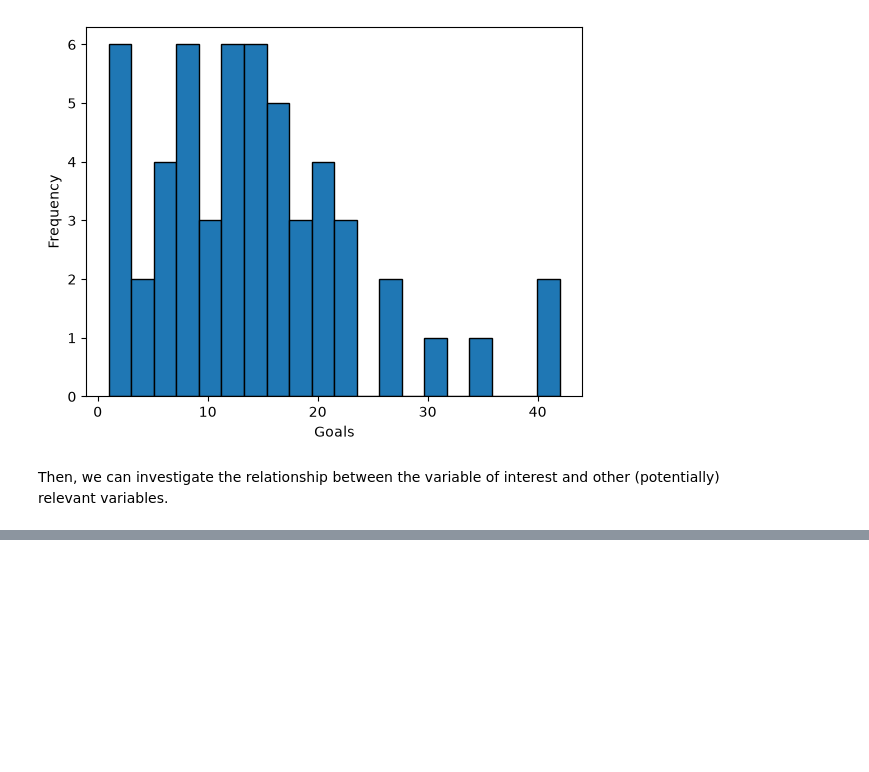
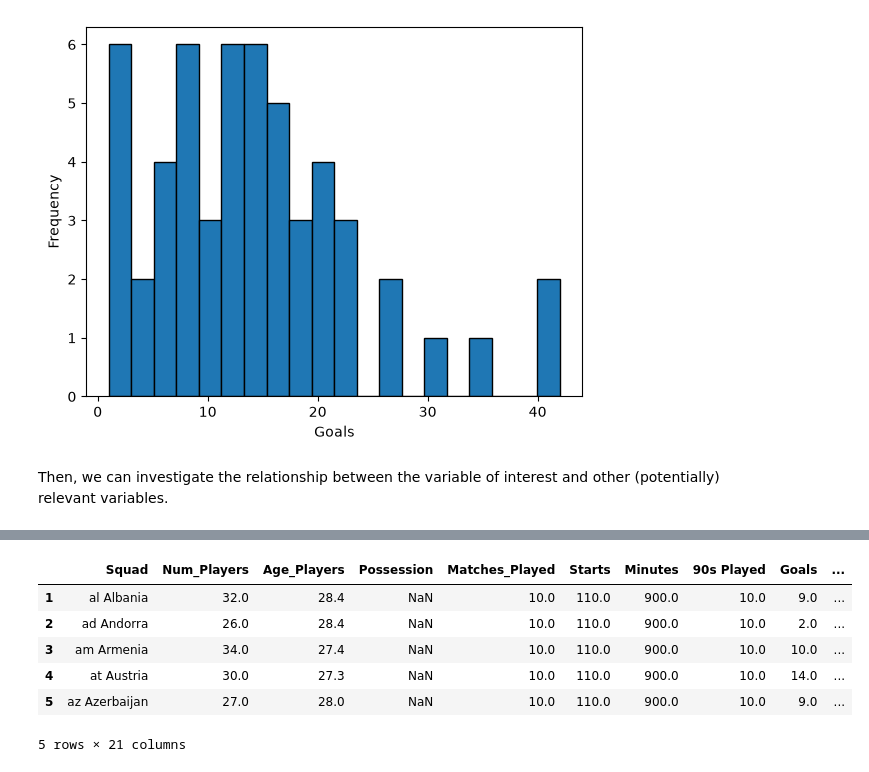
Before and after one commit to aalskdjfhg123/MDST-Sports-Soccer, a Jupyter notebook: WCQ_UEFA_datasets/attempt.ipynb, the cells around one changed output, grey strips where cells are left out. Drawn from its saved outputs; the diff is of its cells as text; code cells hidden in the pictures; blank space fills up the shorter version.

```diff
--- a/WCQ_UEFA_datasets/attempt.ipynb
+++ b/WCQ_UEFA_datasets/attempt.ipynb
@@ -272,0 +275,10 @@ Then, we can investigate the relationship between the variable of interest and o
+# %%
+df2018.head()
+# %% [output]
+|  | Squad | Num_Players | Age_Players | Possession | Matches_Played | Starts | Minutes | 90s Played | Goals | ... |
+| 1 | al Albania | 32.0 | 28.4 | NaN | 10.0 | 110.0 | 900.0 | 10.0 | 9.0 | ... |
+| 2 | ad Andorra | 26.0 | 28.4 | NaN | 10.0 | 110.0 | 900.0 | 10.0 | 2.0 | ... |
+| 3 | am Armenia | 34.0 | 27.4 | NaN | 10.0 | 110.0 | 900.0 | 10.0 | 10.0 | ... |
+| 4 | at Austria | 30.0 | 27.3 | NaN | 10.0 | 110.0 | 900.0 | 10.0 | 14.0 | ... |
+| 5 | az Azerbaijan | 27.0 | 28.0 | NaN | 10.0 | 110.0 | 900.0 | 10.0 | 9.0 | ... |
+5 rows × 21 columns
```
Also changed, not shown: parts of 4 cells of this notebook.
